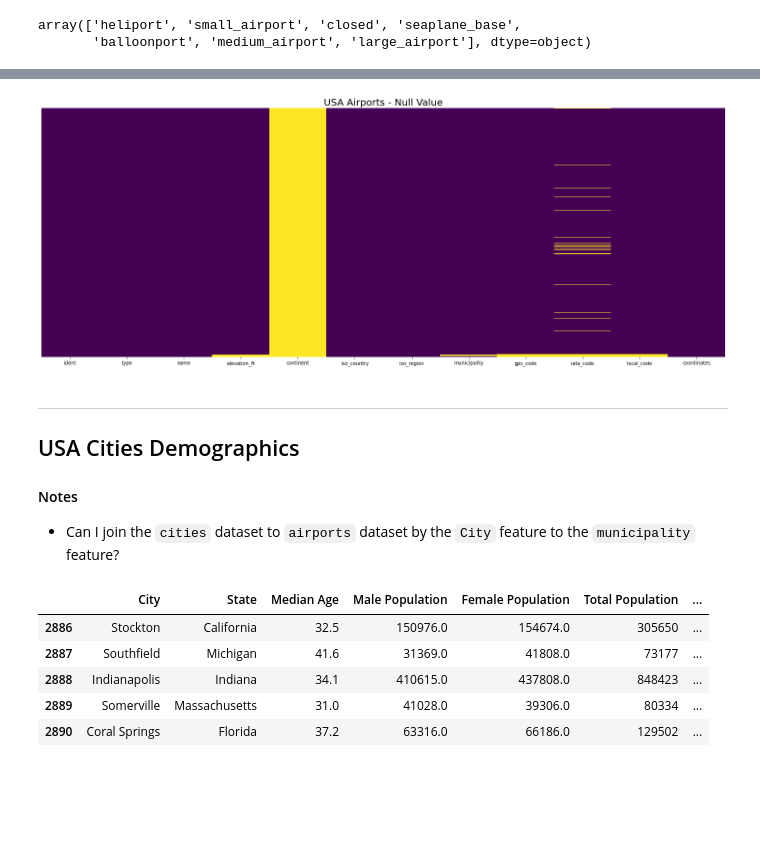
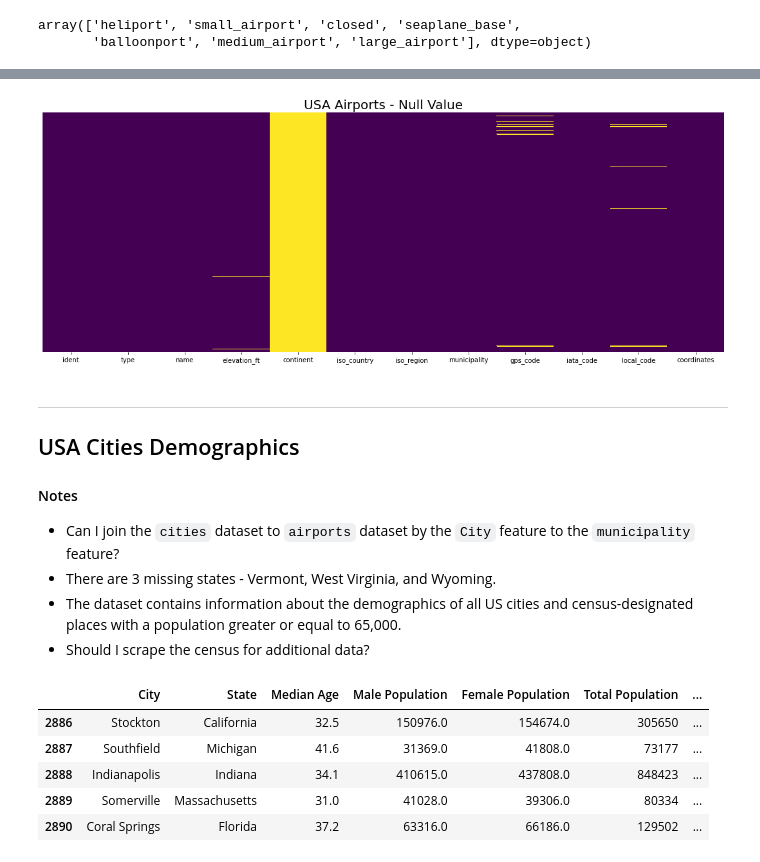
Before and after one commit to Morgan-Sell/usa-tourism-etl, a Jupyter notebook: eda_project_scope.ipynb, the cells around one changed output, grey strips where cells are left out. Drawn from its saved outputs; the diff is of its cells as text; code cells hidden in the pictures; blank space fills up the shorter version.

```diff
--- a/eda_project_scope.ipynb
+++ b/eda_project_scope.ipynb
@@ -103,0 +70,4 @@ array(['US', 'PR', 'MH', 'MP', 'GU', 'SO', 'AQ', 'GB', 'PG', 'AD', 'SD',
+# %%
+usa_airports = airports[airports.iso_country == 'US'].copy()
+usa_airports.dropna(subset=['iata_code'], how='any', inplace=True)
+usa_airports.head()
@@ -104,13 +81,16 @@ array(['US', 'PR', 'MH', 'MP', 'GU', 'SO', 'AQ', 'GB', 'PG', 'AD', 'SD',
 # %%
-utils.plot_null_val_heatmap(usa_med_large, "USA Airports - Null Value", (20,8))
+utils.plot_null_val_heatmap(usa_airports, "USA Airports - Null Value", (15,6))
 # %% [output]
-[figure, old version]
+[figure, new version]
 # %% [markdown]
 ---
 ## USA Cities Demographics
 
 #### Notes
 - Can I join the `cities` dataset to `airports` dataset by the `City` feature  to the `municipality` feature?
+- There are 3 missing states - Vermont, West Virginia, and Wyoming.
+- The dataset contains information about the demographics of all US cities and census-designated places with a population greater or equal to 65,000.
+- Should I scrape the census for additional data?
 # %%
 cities.tail()
 # %% [output]
```
Also changed, not shown: parts of 5 cells of this notebook, 1 other file.
